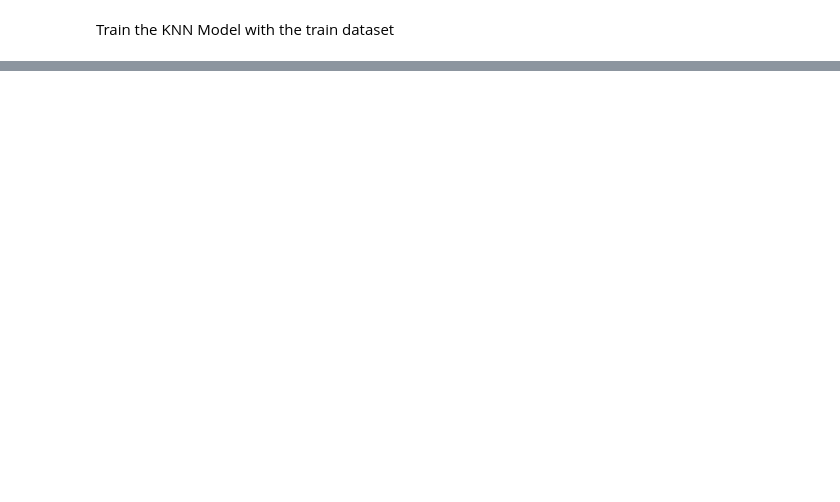
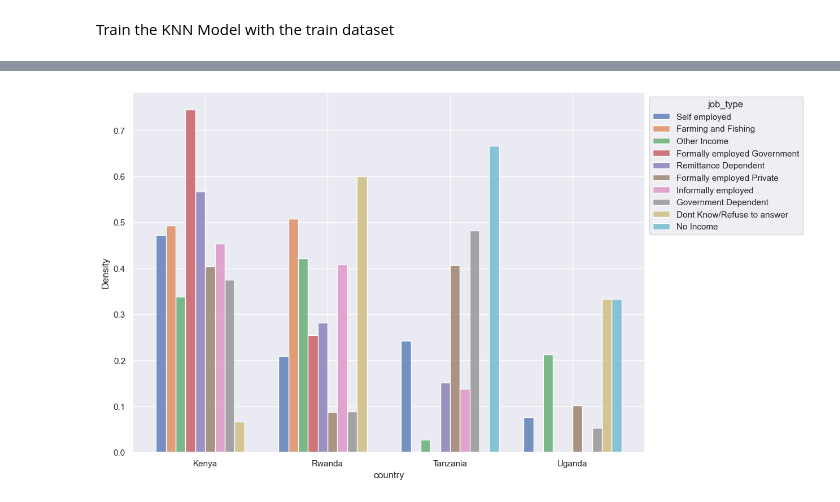
Before and after one commit to ShahiW/Financial-Inclusion-Project, a Jupyter notebook: Shahi.ipynb, the cells around one changed output, grey strips where cells are left out. Saved outputs shown, nothing was run; the diff lists cells and outputs as text; code cells hidden in the pictures; blank space fills up the shorter version.

```diff
--- a/Shahi.ipynb
+++ b/Shahi.ipynb
@@ -1,3 +1,25 @@
+# %%
+import pandas as pd
+import numpy as np
+import matplotlib.pyplot as plt
+import seaborn as sns
+import plotly.express as px
+import plotly.graph_objects as go
+from scipy.stats import chi2_contingency
+from matplotlib.ticker import PercentFormatter
+from sklearn.model_selection import train_test_split, GridSearchCV
+import imblearn
+plt.rcParams["patch.force_edgecolor"] = True
+from sklearn.ensemble import RandomForestClassifier
+from sklearn.metrics import classification_report, confusion_matrix, accuracy_score, mean_absolute_error
+from sklearn.model_selection import RandomizedSearchCV
+from sklearn.linear_model import LogisticRegression, SGDClassifier
+from sklearn import preprocessing
+from sklearn.neighbors import KNeighborsClassifier
+from sklearn.tree import DecisionTreeClassifier
+from imblearn.over_sampling import SMOTE
+from imblearn.under_sampling import RandomUnderSampler
+from scipy import stats
 # %%
 # Import the data into a dataframe
 test_original = pd.read_csv('data/Test.csv')
@@ -253,0 +581,12 @@ final_df.to_csv(file_path, index=False)
+# %%
+df = pd.read_csv('data/final_df.csv')
+df_ba_yes = df.loc[df['bank_account'] == 'Yes']
+df_ba_yes.head()
+
+# histplot with hue job type:
+# stat='density': Is used when subsets that differ substantially. Use density for normalization.
+# common_norm has to be set to False.
+ax = sns.histplot(data=df_ba_yes, x="country", stat='density', common_norm=False, hue='job_type', multiple="dodge", shrink=.8);
+sns.move_legend(ax, "upper left", bbox_to_anchor=(1, 1));
+# %% [output]
+[figure, added]
```
Also changed, not shown: parts of 35 cells of this notebook.
